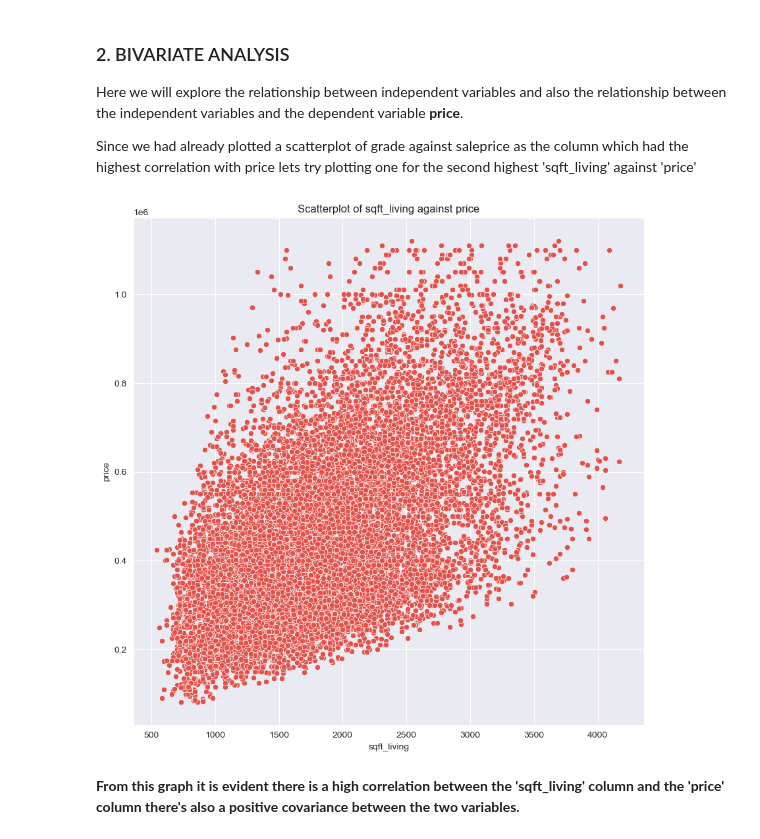
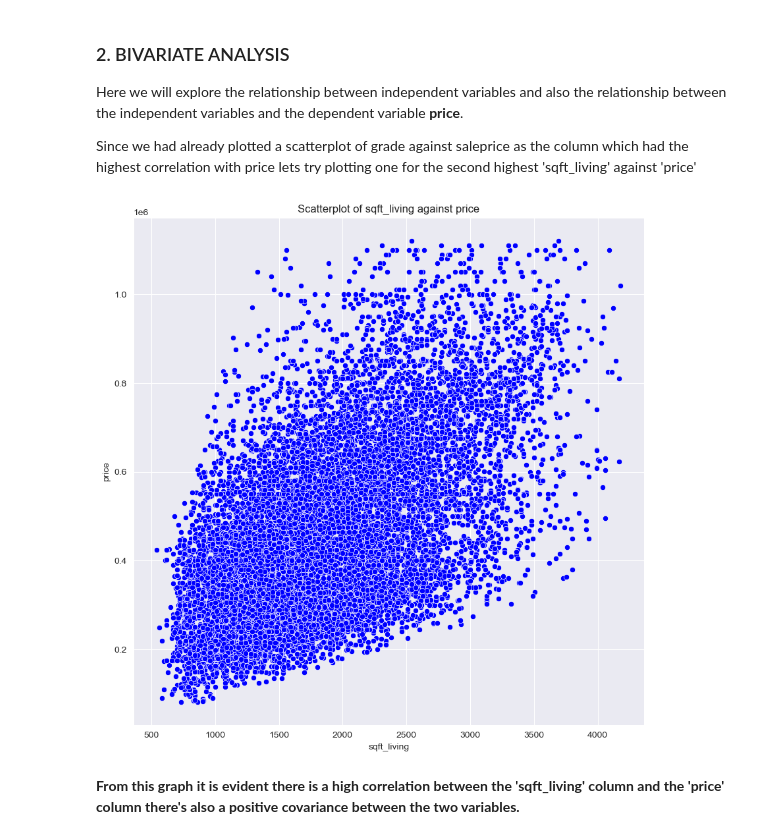
Before and after one commit to DennisWainaina/Megamax-Real-Estate-House-Project, a Jupyter notebook: index.ipynb, the cells around one changed output. Saved outputs shown, nothing was run; the diff lists cells and outputs as text; code cells hidden in the pictures.

Commit message:
Changed color of last scatterplot to blue

```diff
--- a/index.ipynb
+++ b/index.ipynb
@@ -1006,10 +1006,10 @@ Here we will explore the relationship between independent variables and also the
 Since we had already plotted a scatterplot of grade against saleprice as the column which had the highest correlation with price lets try plotting one for the second highest 'sqft_living' against 'price'
 # %%
 plt.figure(figsize=(10, 10))
-sns.scatterplot(x=combined_df['sqft_living'], y=combined_df['price'])
+sns.scatterplot(x=combined_df['sqft_living'], y=combined_df['price'], color='blue')
 plt.title('Scatterplot of sqft_living against price');
 # %% [output]
-[figure, old version]
+[figure, new version]
 # %% [markdown]
 **From this graph it is evident there is a high correlation between the 'sqft_living' column and the 'price' column there's also a positive covariance between the two variables.**
 # %%
```
